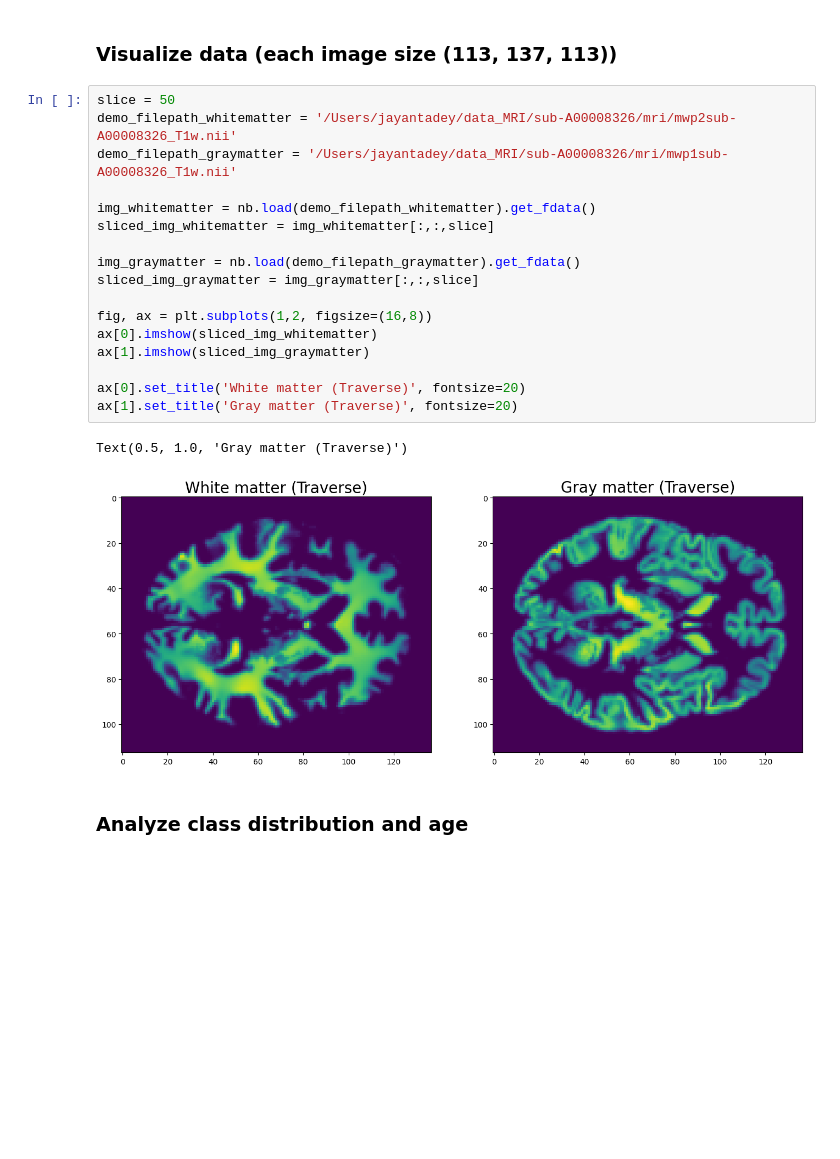
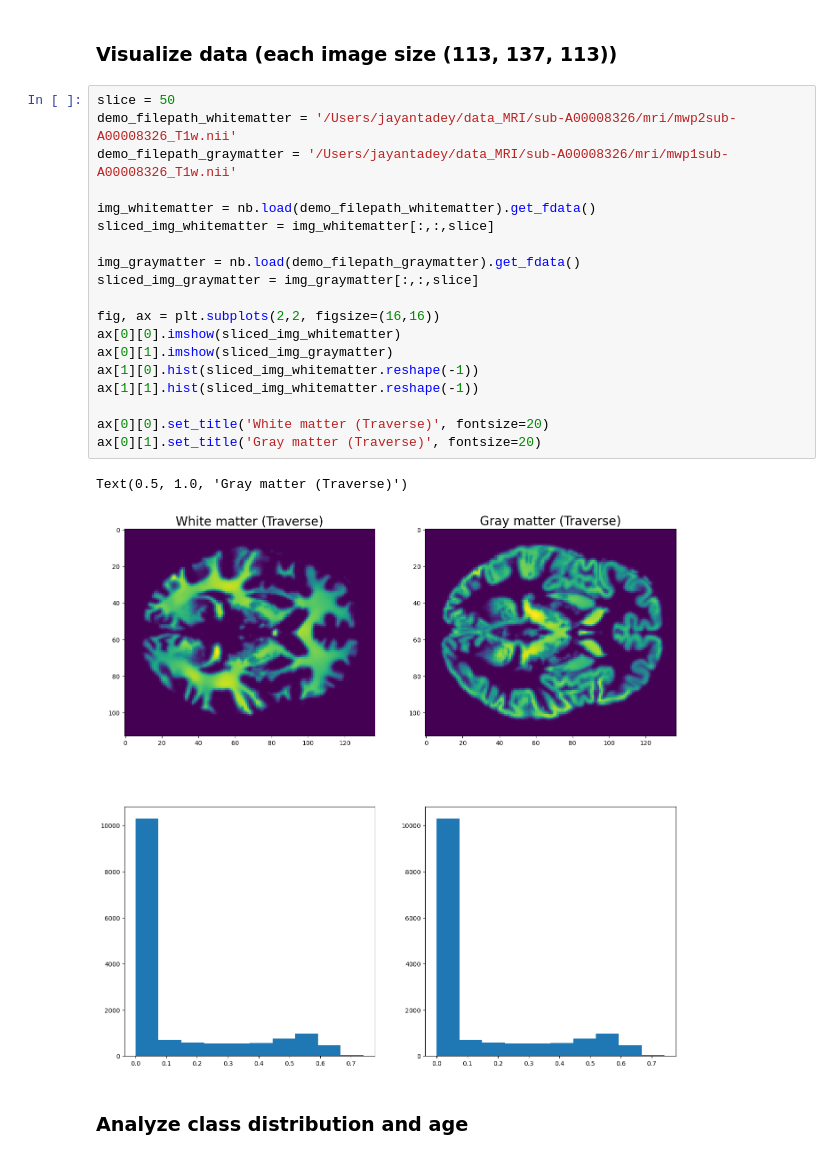
Before and after one commit to neurodata/sex_classification, a Jupyter notebook: primary_analysis.ipynb, the cells around one changed output. Drawn from its saved outputs; the diff is of its cells as text; blank space fills up the shorter version.

```diff
--- a/primary_analysis.ipynb
+++ b/primary_analysis.ipynb
@@ -12,23 +12,25 @@ from tqdm import tqdm
 # %%
 slice = 50
 demo_filepath_whitematter = '/Users/jayantadey/data_MRI/sub-A00008326/mri/mwp2sub-A00008326_T1w.nii'
 demo_filepath_graymatter = '/Users/jayantadey/data_MRI/sub-A00008326/mri/mwp1sub-A00008326_T1w.nii'
 
 img_whitematter = nb.load(demo_filepath_whitematter).get_fdata()
 sliced_img_whitematter = img_whitematter[:,:,slice]
 
 img_graymatter = nb.load(demo_filepath_graymatter).get_fdata()
 sliced_img_graymatter = img_graymatter[:,:,slice]
 
-fig, ax = plt.subplots(1,2, figsize=(16,8))
-ax[0].imshow(sliced_img_whitematter)
-ax[1].imshow(sliced_img_graymatter)
+fig, ax = plt.subplots(2,2, figsize=(16,16))
+ax[0][0].imshow(sliced_img_whitematter)
+ax[0][1].imshow(sliced_img_graymatter)
+ax[1][0].hist(sliced_img_whitematter.reshape(-1))
+ax[1][1].hist(sliced_img_whitematter.reshape(-1))
 
-ax[0].set_title('White matter (Traverse)', fontsize=20)
-ax[1].set_title('Gray matter (Traverse)', fontsize=20)
+ax[0][0].set_title('White matter (Traverse)', fontsize=20)
+ax[0][1].set_title('Gray matter (Traverse)', fontsize=20)
 # %% [output]
 Text(0.5, 1.0, 'Gray matter (Traverse)')
-[figure, old version]
+[figure, new version]
 # %% [markdown]
 ### Analyze class distribution and age
 # %%
```
Also changed, not shown: parts of 2 cells of this notebook.
